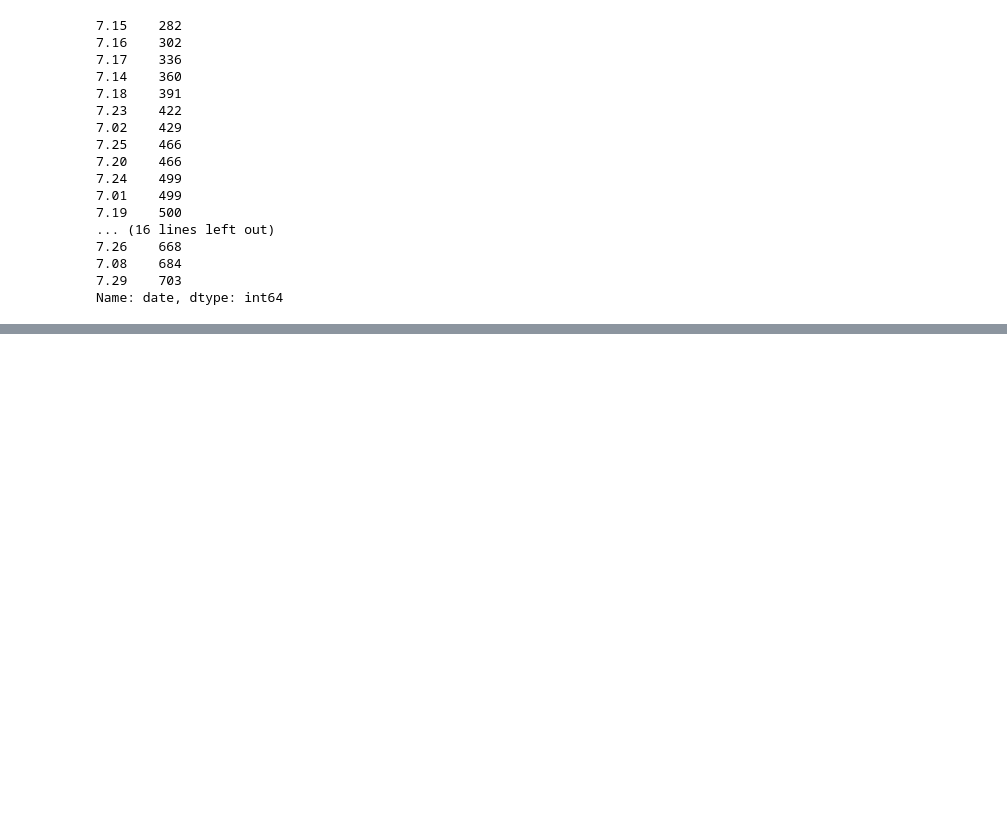
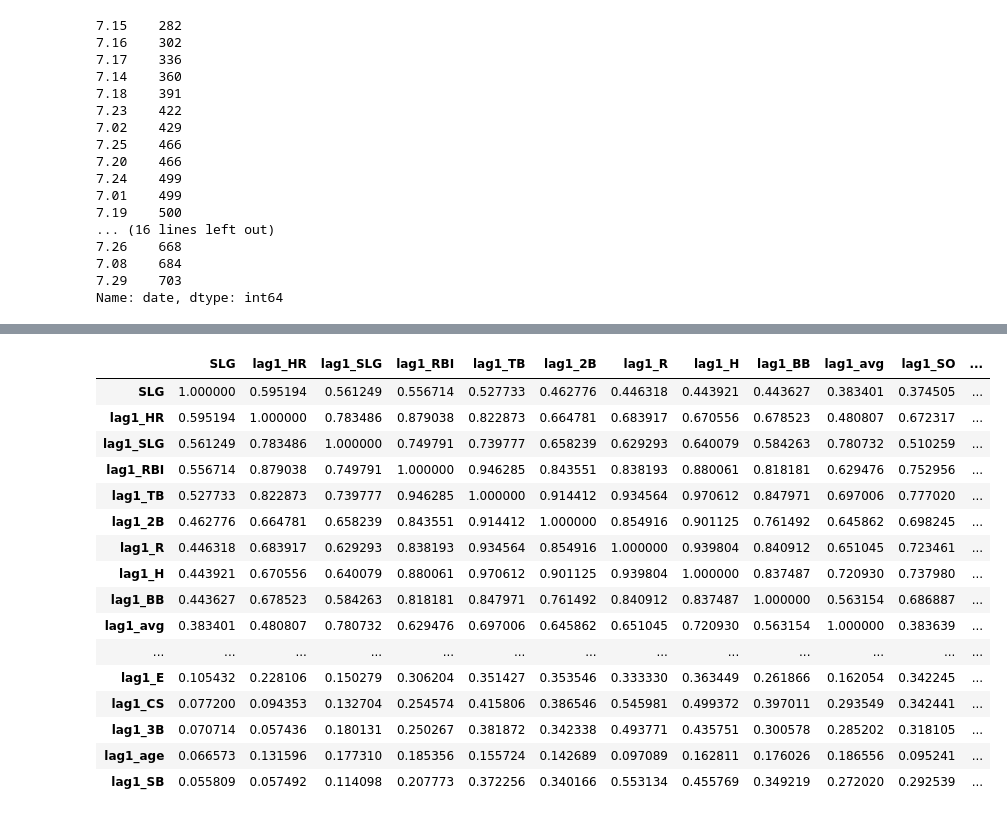
Before and after one commit to youkyung2/dataAnalysis, a Jupyter notebook: KBO_타자_OPS_예측.ipynb, the cells around one changed output, grey strips where cells are left out. Cells and saved outputs as stored; diff of their text form; code cells hidden in the pictures; blank space fills up the shorter version.

```diff
--- a/KBO_타자_OPS_예측.ipynb
+++ b/KBO_타자_OPS_예측.ipynb
@@ -1155,0 +1518,42 @@ def lag_function(df, var_name, past) :
+# %%
+# SLG 데이터 전처리
+# OBP 에 대해 처리를 했으니, OPS 를 예측하기 위헤 SLG 도 데이터 전처리 ㄱㄱ!
+
+# 상관관계를 탐색할 변수 선택
+numerics=['int16','int32','int64','float16','float32','float64']
+numeric_cols = list(regular_season_df.select_dtypes(include=numerics).drop(
+    ['batter_id','year','OPS','OBP'], axis = 1).columns)
+regular_season_temp = regular_season_df[numeric_cols + ['year', 'batter_name']].copy()
+regular_season_temp = regular_season_temp.loc[regular_season_temp['AB'] >= 30]
+
+# 시간변수 생성함수를 통한 지표별 1년전 성적 추출
+for col in numeric_cols :
+  regular_season_temp = lag_function(regular_season_temp, col, 1)
+
+numeric_cols.remove('SLG')
+regular_season_temp.drop(numeric_cols, axis=1, inplace=True)
+
+# 상관관계 도출
+corr_matrix = regular_season_temp.corr()
+corr_matrix = corr_matrix.sort_values(by='SLG', axis=0, ascending=False)
+corr_matrix = corr_matrix[corr_matrix.index]
+
+corr_matrix
+# %% [output]
+|  | SLG | lag1_HR | lag1_SLG | lag1_RBI | lag1_TB | lag1_2B | lag1_R | lag1_H | lag1_BB | lag1_avg | lag1_SO | ... |
+| SLG | 1.000000 | 0.595194 | 0.561249 | 0.556714 | 0.527733 | 0.462776 | 0.446318 | 0.443921 | 0.443627 | 0.383401 | 0.374505 | ... |
+| lag1_HR | 0.595194 | 1.000000 | 0.783486 | 0.879038 | 0.822873 | 0.664781 | 0.683917 | 0.670556 | 0.678523 | 0.480807 | 0.672317 | ... |
+| lag1_SLG | 0.561249 | 0.783486 | 1.000000 | 0.749791 | 0.739777 | 0.658239 | 0.629293 | 0.640079 | 0.584263 | 0.780732 | 0.510259 | ... |
+| lag1_RBI | 0.556714 | 0.879038 | 0.749791 | 1.000000 | 0.946285 | 0.843551 | 0.838193 | 0.880061 | 0.818181 | 0.629476 | 0.752956 | ... |
+| lag1_TB | 0.527733 | 0.822873 | 0.739777 | 0.946285 | 1.000000 | 0.914412 | 0.934564 | 0.970612 | 0.847971 | 0.697006 | 0.777020 | ... |
+| lag1_2B | 0.462776 | 0.664781 | 0.658239 | 0.843551 | 0.914412 | 1.000000 | 0.854916 | 0.901125 | 0.761492 | 0.645862 | 0.698245 | ... |
+| lag1_R | 0.446318 | 0.683917 | 0.629293 | 0.838193 | 0.934564 | 0.854916 | 1.000000 | 0.939804 | 0.840912 | 0.651045 | 0.723461 | ... |
+| lag1_H | 0.443921 | 0.670556 | 0.640079 | 0.880061 | 0.970612 | 0.901125 | 0.939804 | 1.000000 | 0.837487 | 0.720930 | 0.737980 | ... |
+| lag1_BB | 0.443627 | 0.678523 | 0.584263 | 0.818181 | 0.847971 | 0.761492 | 0.840912 | 0.837487 | 1.000000 | 0.563154 | 0.686887 | ... |
+| lag1_avg | 0.383401 | 0.480807 | 0.780732 | 0.629476 | 0.697006 | 0.645862 | 0.651045 | 0.720930 | 0.563154 | 1.000000 | 0.383639 | ... |
+| ... | ... | ... | ... | ... | ... | ... | ... | ... | ... | ... | ... | ... |
+| lag1_E | 0.105432 | 0.228106 | 0.150279 | 0.306204 | 0.351427 | 0.353546 | 0.333330 | 0.363449 | 0.261866 | 0.162054 | 0.342245 | ... |
+| lag1_CS | 0.077200 | 0.094353 | 0.132704 | 0.254574 | 0.415806 | 0.386546 | 0.545981 | 0.499372 | 0.397011 | 0.293549 | 0.342441 | ... |
+| lag1_3B | 0.070714 | 0.057436 | 0.180131 | 0.250267 | 0.381872 | 0.342338 | 0.493771 | 0.435751 | 0.300578 | 0.285202 | 0.318105 | ... |
+| lag1_age | 0.066573 | 0.131596 | 0.177310 | 0.185356 | 0.155724 | 0.142689 | 0.097089 | 0.162811 | 0.176026 | 0.186556 | 0.095241 | ... |
+| lag1_SB | 0.055809 | 0.057492 | 0.114098 | 0.207773 | 0.372256 | 0.340166 | 0.553134 | 0.455769 | 0.349219 | 0.272020 | 0.292539 | ... |
```
Also changed, not shown: parts of 32 cells of this notebook.
